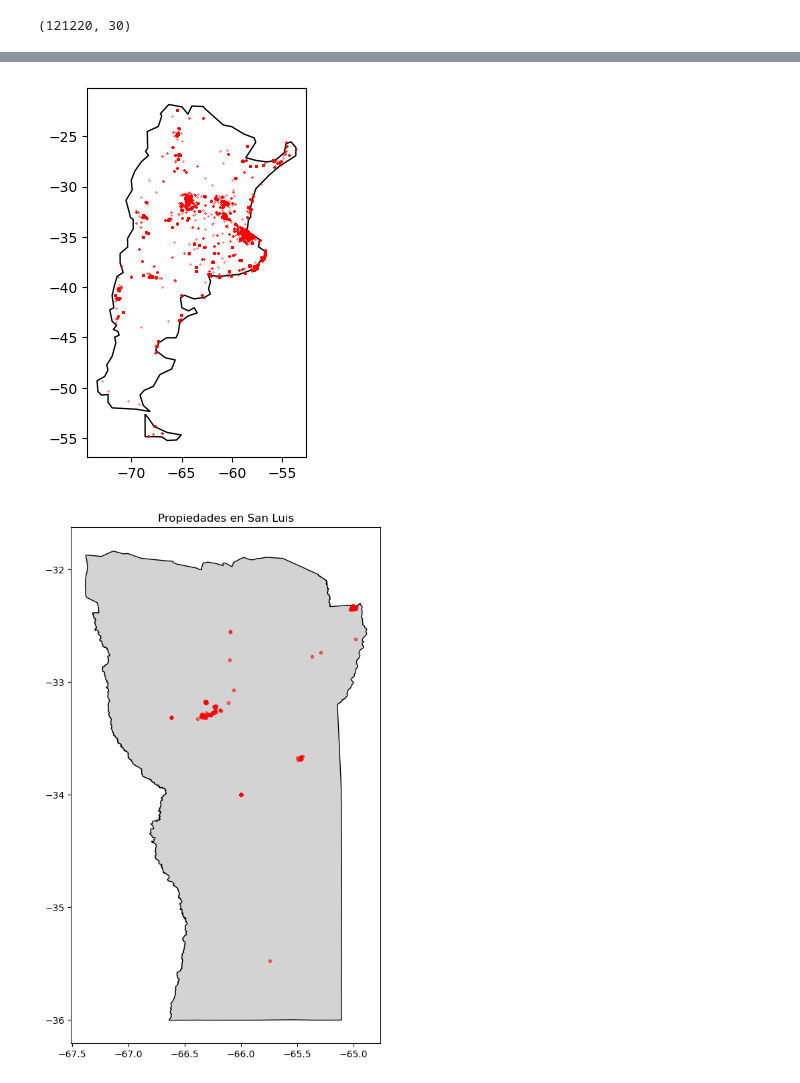
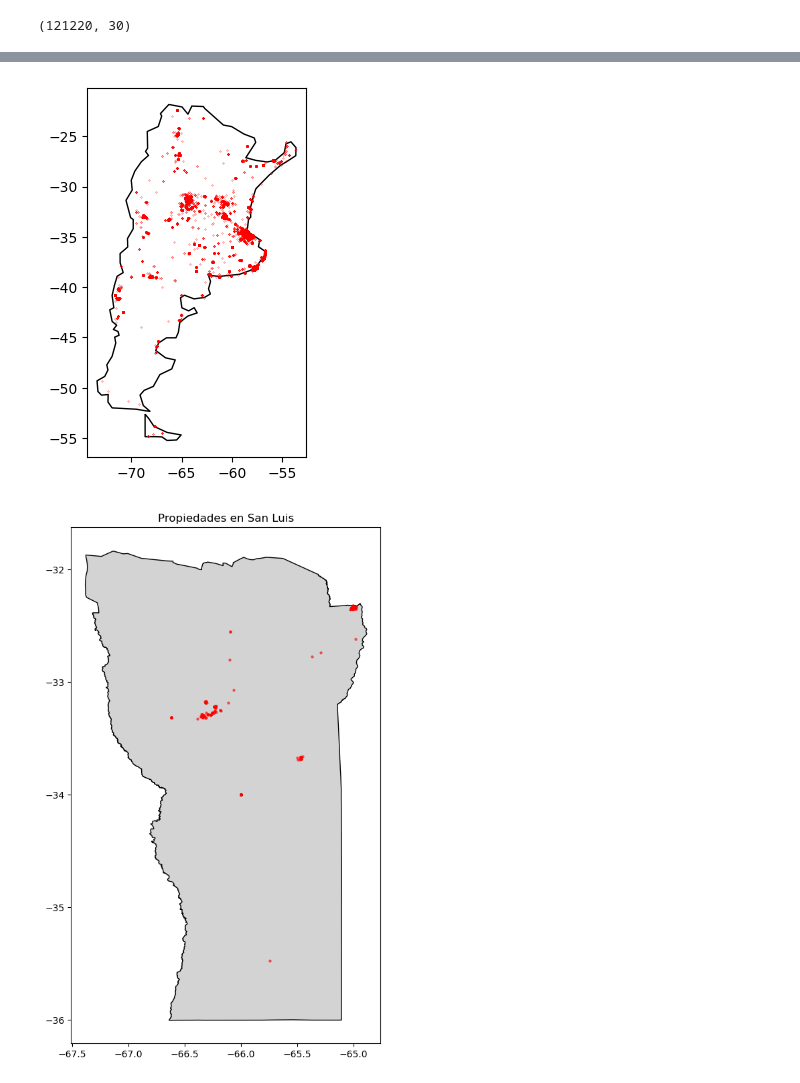
Before and after one commit to juansv2k2/property-price-analysis, a Jupyter notebook: Grupo 7.ipynb, the cells around one changed output, grey strips where cells are left out. Saved outputs shown, nothing was run; the diff lists cells and outputs as text; code cells hidden in the pictures.

```diff
--- a/Grupo 7.ipynb
+++ b/Grupo 7.ipynb
@@ -451,7 +451,7 @@ print(df_properatti[pd.isnull(df_properatti['lat']) & pd.isnull(df_properatti['l
 def find_ciudad_province_in_data_geonames(row):
     if pd.isnull(row['lat']) and pd.isnull(row['lon']):
         provincia = row['provincia']
-        matching_rows = data_geonames[data_geonames['province'].isin([provincia])]
+        matching_rows = data_geonames[data_geonames['provincia'].isin([provincia])]
 
         if not matching_rows.empty:
             matching_row = matching_rows.iloc[0]
@@ -530,13 +522,13 @@ total nulos:  0
 # %%
 # Mapa de Argentina
 ax = mapa_argentina_2.plot(color='white', edgecolor='black')
 
 # Sobre las ciudades superpone el mapa del país
-df_properatti.plot(ax=ax, color='red', markersize=0.1)
+df_properatti.plot(ax=ax, color='red', markersize=0.05)
 
 plt.show()
 # %% [output]
-[figure, old version]
+[figure, new version]
 # %%
 # filtro los puntos que estan dentro de 'mapa_san_luis'
 
```
Also changed, not shown: parts of 3 cells of this notebook.
